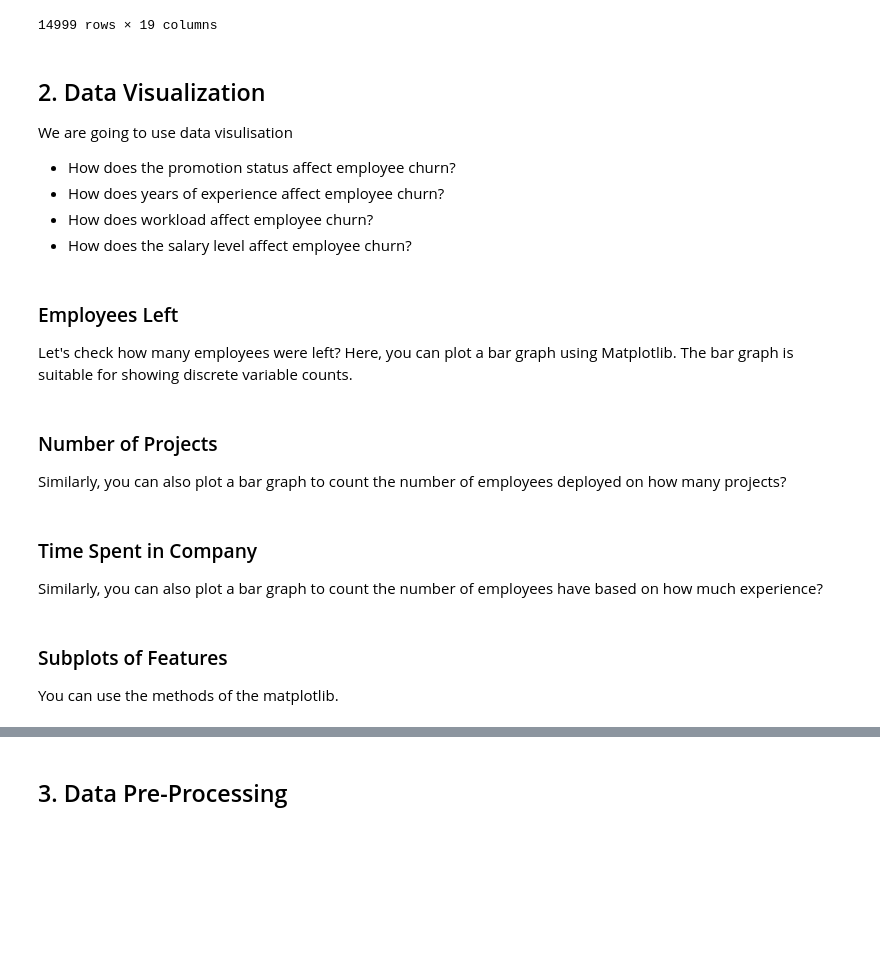
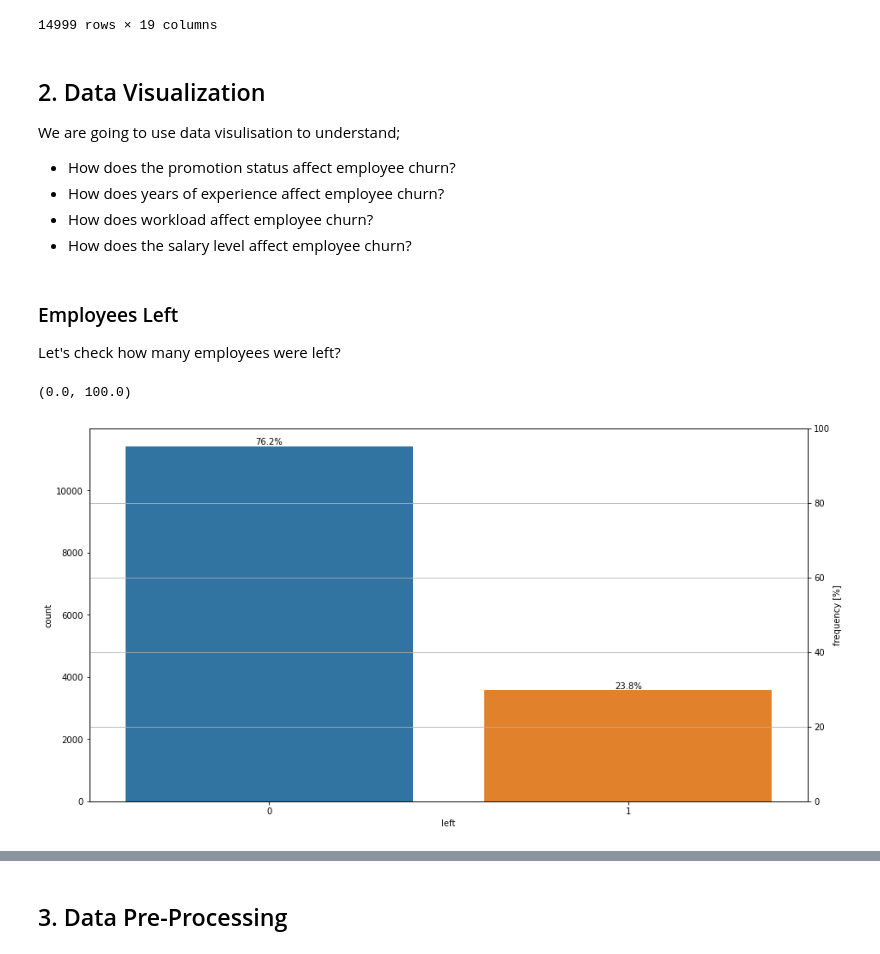
Before and after one commit to ozkanyildirim/Capstone_Projects, a Jupyter notebook: 11_Churn Prediction/Churn Prediction.ipynb, the cells around one changed output, grey strips where cells are left out. Cells and saved outputs as stored; diff of their text form; code cells hidden in the pictures; blank space fills up the shorter version.

Commit message:
Churn Prediction Project; Data Visualisation section completed

```diff
--- a/11_Churn Prediction/Churn Prediction.ipynb
+++ b/11_Churn Prediction/Churn Prediction.ipynb
@@ -513,7 +511,7 @@ employee
 14999 rows × 19 columns
 # %% [markdown]
 ## 2. Data Visualization
-We are going to use data visulisation
+We are going to use data visulisation to understand;
 - How does the promotion status affect employee churn?
 - How does years of experience affect employee churn?
 - How does workload affect employee churn?
@@ -522,16 +520,23 @@ We are going to use data visulisation
 ### Employees Left
 
 Let's check how many employees were left?
-Here, you can plot a bar graph using Matplotlib. The bar graph is suitable for showing discrete variable counts.
-# %% [markdown]
-### Number of Projects
-
-Similarly, you can also plot a bar graph to count the number of employees deployed on how many projects?
-# %% [markdown]
-### Time Spent in Company
-
-Similarly, you can also plot a bar graph to count the number of employees have based on how much experience?
-# %% [markdown]
-### Subplots of Features
-
-You can use the methods of the matplotlib.
+# %%
+plt.figure(figsize=(15, 8))
+fig = sns.countplot(data=employee, x='left')
+fig2 = fig.twinx()
+
+fig.yaxis.set_label_position('left')
+fig2.yaxis.set_label_position('right')
+
+fig2.set_ylabel('frequency [%]')
+
+for p in fig.patches:
+    x=p.get_bbox().get_points()[:,0]
+    y=p.get_bbox().get_points()[1,1]
+    fig.annotate('{:.1f}%'.format(100.*y/len(empl)), (x.mean(), y),
+            ha='center', va='bottom') # set the alignment of the text
+fig2.grid(None)
+fig2.set_ylim(0,100)
+# %% [output]
+(0.0, 100.0)
+[figure, added]
```
Also changed, not shown: parts of 19 cells of this notebook.
